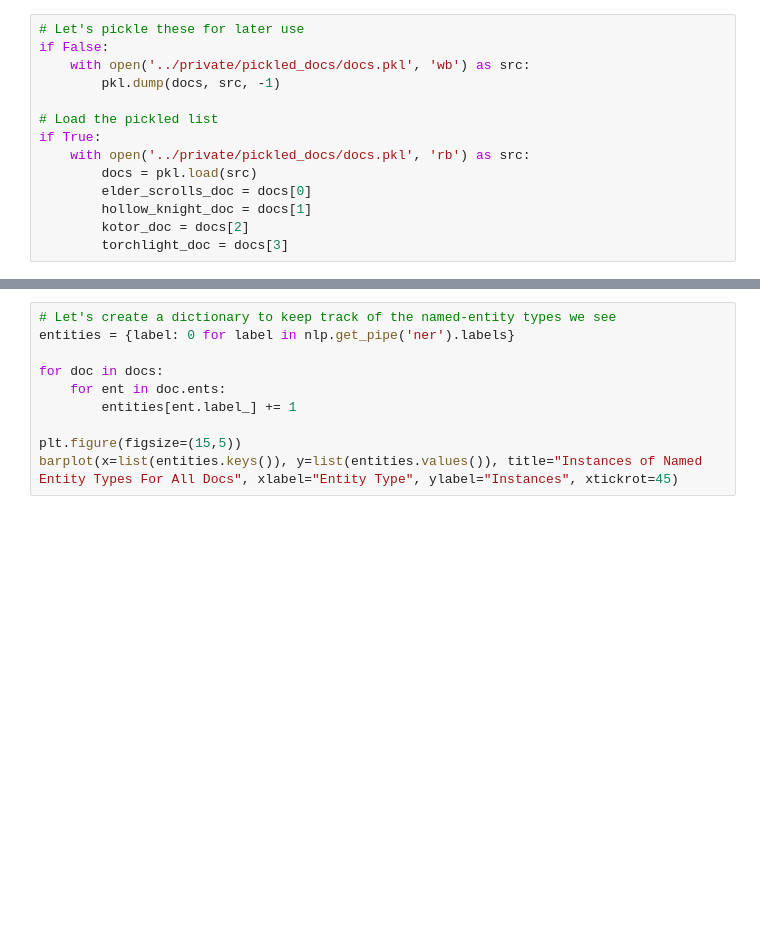
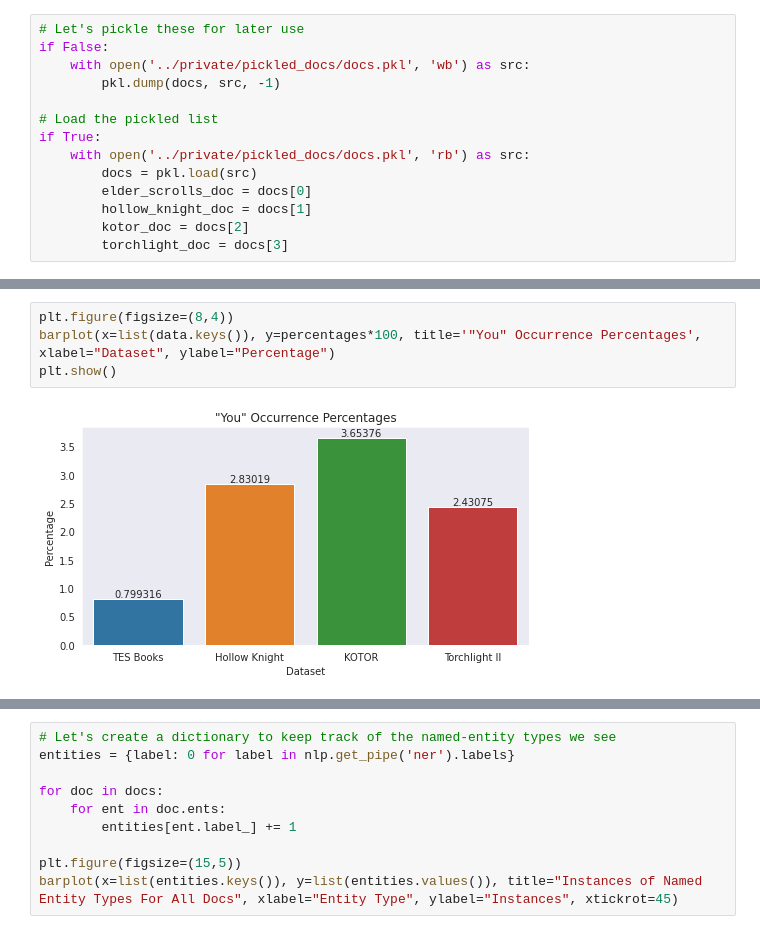
Before and after one commit to Data-Science-for-Linguists-2022/Pragmatics-In-Video-Games, a Jupyter notebook: notebooks/research.ipynb, the cells around one changed output, grey strips where cells are left out. Saved outputs shown, nothing was run; the diff lists cells and outputs as text; blank space fills up the shorter version.

```diff
--- a/notebooks/research.ipynb
+++ b/notebooks/research.ipynb
@@ -318,0 +245,6 @@ if True:
+# %%
+plt.figure(figsize=(8,4))
+barplot(x=list(data.keys()), y=percentages*100, title='"You" Occurrence Percentages', xlabel="Dataset", ylabel="Percentage")
+plt.show()
+# %% [output]
+[figure, added]
```
Also changed, not shown: parts of 36 cells of this notebook.
